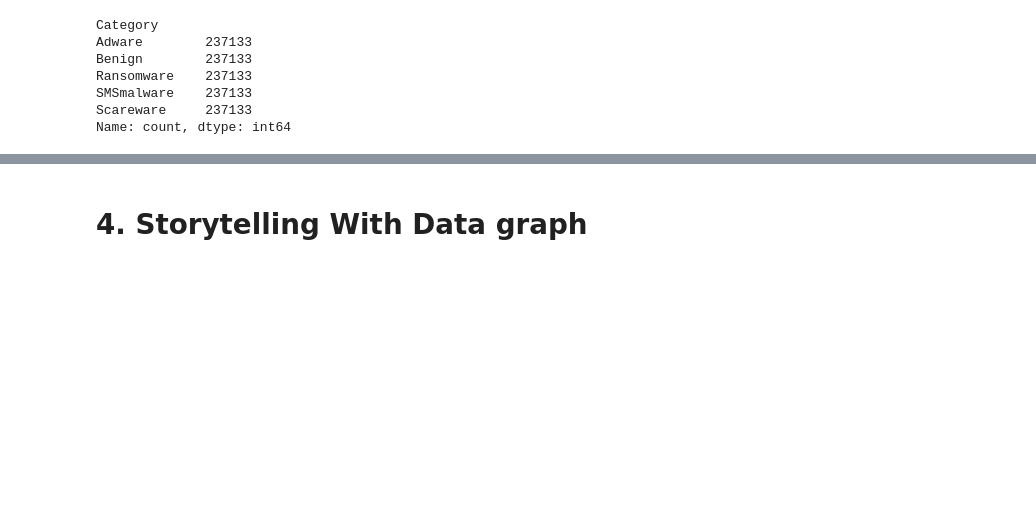
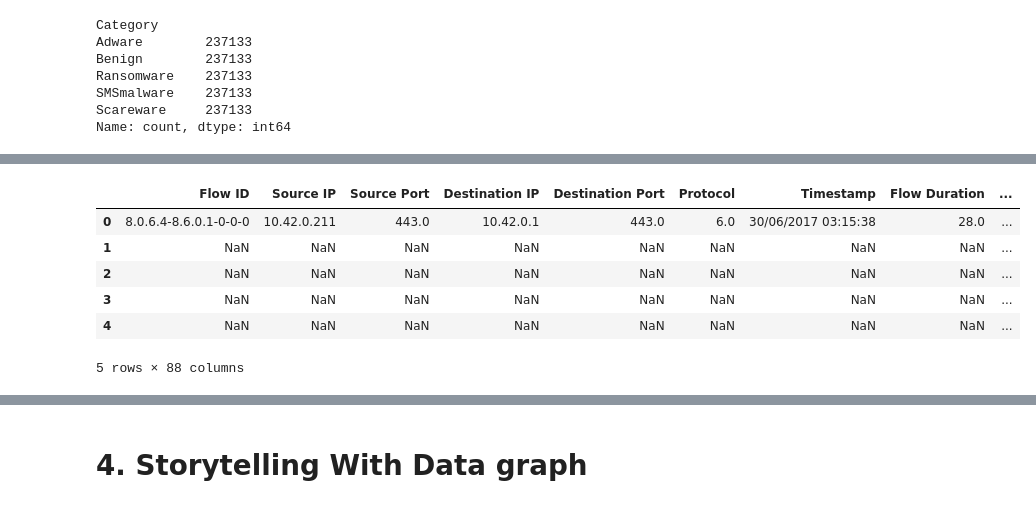
Before and after one commit to 4nuG/ai_for_leaders, a Jupyter notebook: OMDS-ModB2-Week4-Gurung-Anushreeya.ipynb, the cells around one changed output, grey strips where cells are left out. Saved outputs shown, nothing was run; the diff lists cells and outputs as text; code cells hidden in the pictures; blank space fills up the shorter version.

```diff
--- a/OMDS-ModB2-Week4-Gurung-Anushreeya.ipynb
+++ b/OMDS-ModB2-Week4-Gurung-Anushreeya.ipynb
@@ -252,0 +201,10 @@ plt.show()
+# %%
+df_balanced.mode()
+# %% [output]
+|  | Flow ID | Source IP | Source Port | Destination IP | Destination Port | Protocol | Timestamp | Flow Duration | ... |
+| 0 | 8.0.6.4-8.6.0.1-0-0-0 | 10.42.0.211 | 443.0 | 10.42.0.1 | 443.0 | 6.0 | 30/06/2017 03:15:38 | 28.0 | ... |
+| 1 | NaN | NaN | NaN | NaN | NaN | NaN | NaN | NaN | ... |
+| 2 | NaN | NaN | NaN | NaN | NaN | NaN | NaN | NaN | ... |
+| 3 | NaN | NaN | NaN | NaN | NaN | NaN | NaN | NaN | ... |
+| 4 | NaN | NaN | NaN | NaN | NaN | NaN | NaN | NaN | ... |
+5 rows × 88 columns
```
Also changed, not shown: parts of 10 cells of this notebook.
